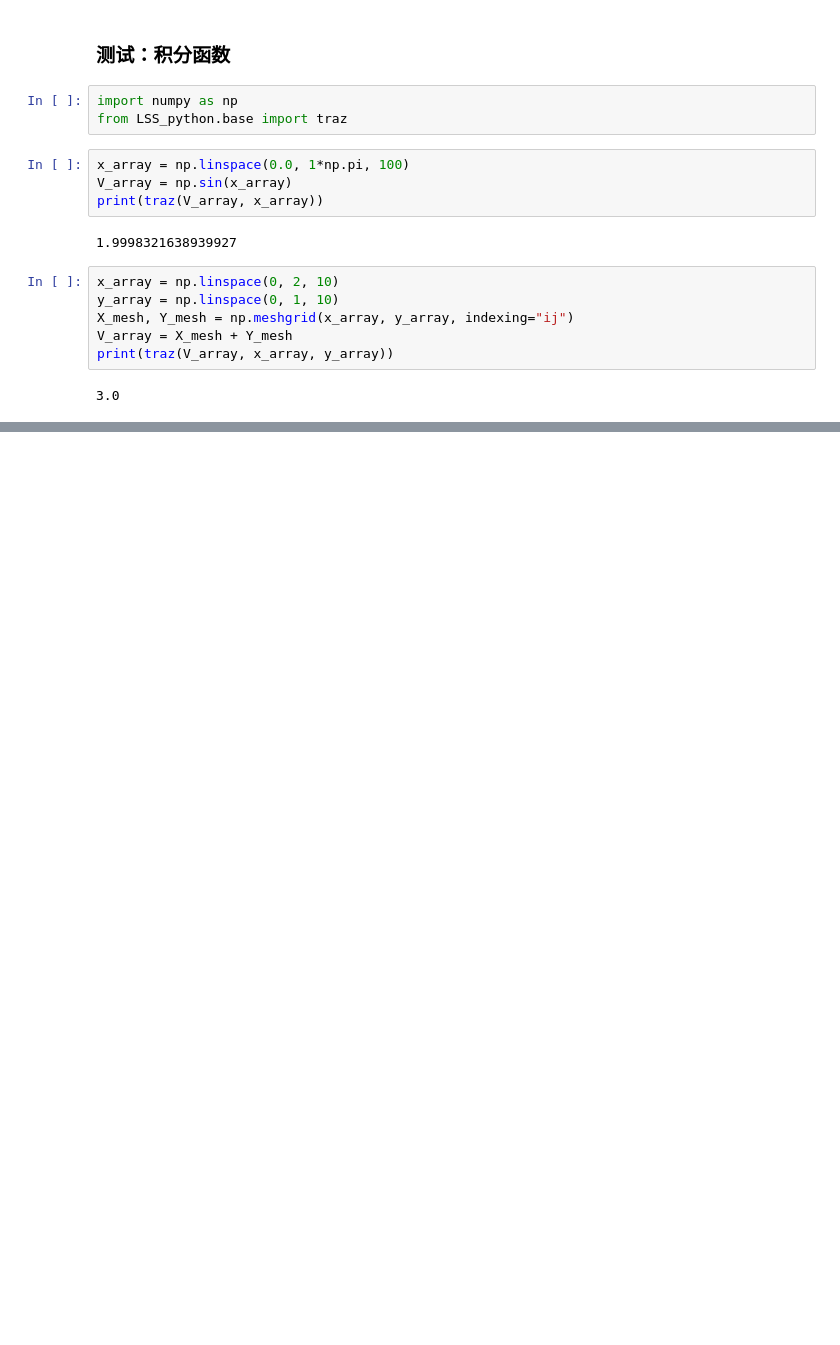
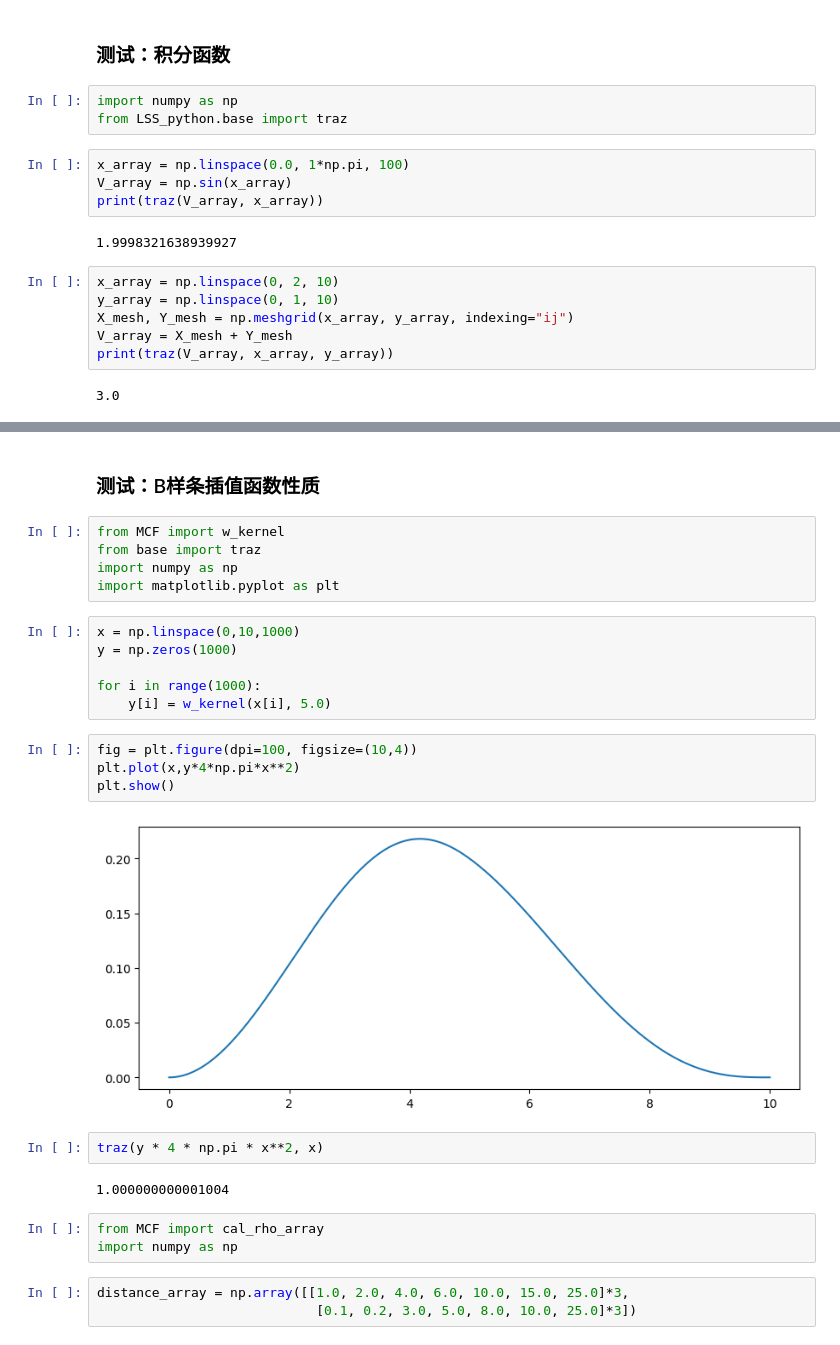
Before and after one commit to HelloGithubC/LSS_python, a Jupyter notebook: test.ipynb, the cells around one changed output, grey strips where cells are left out. Cells and saved outputs as stored; diff of their text form; blank space fills up the shorter version.

```diff
--- a/test.ipynb
+++ b/test.ipynb
@@ -123,0 +202,29 @@ from xitools import xismu as xismu_old
+# %% [markdown]
+### 测试：B样条插值函数性质
+# %%
+from MCF import w_kernel
+from base import traz
+import numpy as np
+import matplotlib.pyplot as plt
+# %%
+x = np.linspace(0,10,1000)
+y = np.zeros(1000)
+
+for i in range(1000):
+    y[i] = w_kernel(x[i], 5.0)
+# %%
+fig = plt.figure(dpi=100, figsize=(10,4))
+plt.plot(x,y*4*np.pi*x**2)
+plt.show()
+# %% [output]
+[figure, added]
+# %%
+traz(y * 4 * np.pi * x**2, x)
+# %% [output]
+1.000000000001004
+# %%
+from MCF import cal_rho_array
+import numpy as np
+# %%
+distance_array = np.array([[1.0, 2.0, 4.0, 6.0, 10.0, 15.0, 25.0]*3,
+                            [0.1, 0.2, 3.0, 5.0, 8.0, 10.0, 25.0]*3])
```
Also changed, not shown: parts of 84 cells of this notebook, 16 other files.
